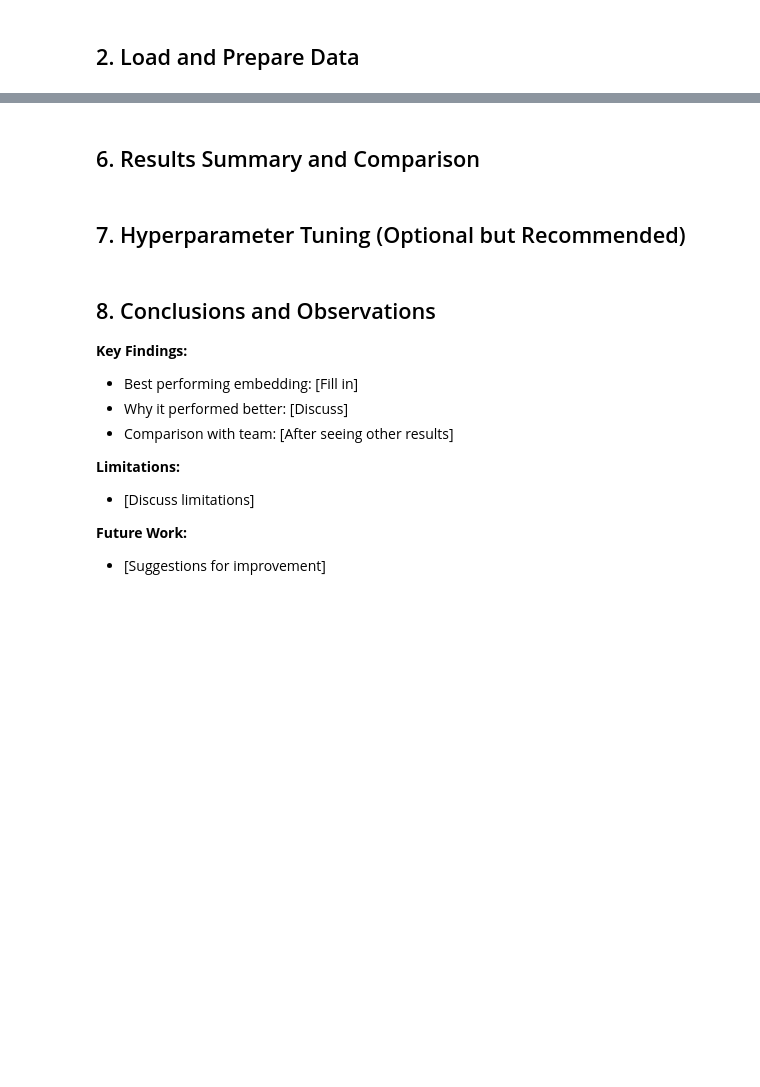
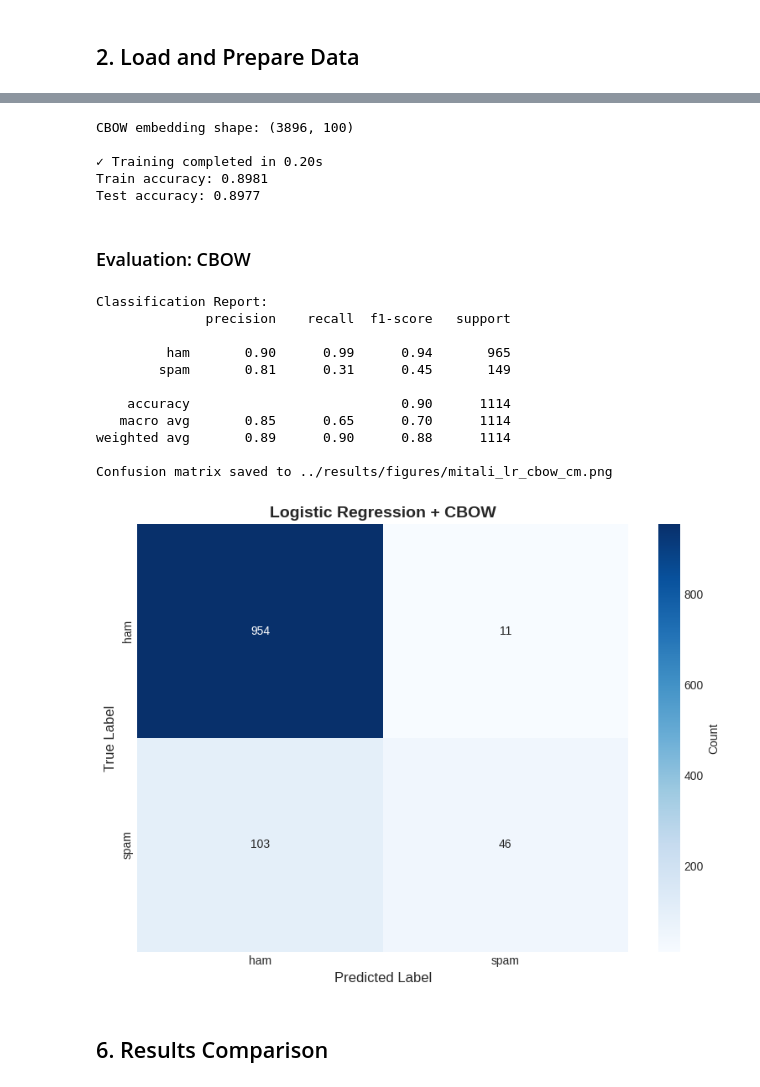
Before and after one commit to ernesteNtezirizaza/Group6-Text-Classification-Assignment, a Jupyter notebook: notebooks/02_mitali_logistic_regression.ipynb, the cells around one changed output, grey strips where cells are left out. Saved outputs shown, nothing was run; the diff lists cells and outputs as text; code cells hidden in the pictures; blank space fills up the shorter version.

```diff
--- a/notebooks/02_mitali_logistic_regression.ipynb
+++ b/notebooks/02_mitali_logistic_regression.ipynb
@@ -138,2 +224,59 @@ evaluator = ModelEvaluator(class_names=['ham', 'spam'])
+# %%
+cbow_emb = Word2VecEmbedding(vector_size=100, window=5, min_count=2, sg=0, epochs=10)
+cbow_emb.train(tokens_train)
+
+X_train_cbow = cbow_emb.transform(tokens_train)
+X_val_cbow = cbow_emb.transform(tokens_val)
+X_test_cbow = cbow_emb.transform(tokens_test)
+
+print(f'CBOW embedding shape: {X_train_cbow.shape}')
+
+start_time = time.time()
+lr_cbow = LogisticRegression(max_iter=1000, random_state=42, C=1.0)
+lr_cbow.fit(X_train_cbow, y_train)
+training_time_cbow = time.time() - start_time
+
+y_pred_cbow = lr_cbow.predict(X_test_cbow)
+
+print(f'\n✓ Training completed in {training_time_cbow:.2f}s')
+print(f'Train accuracy: {lr_cbow.score(X_train_cbow, y_train):.4f}')
+print(f'Test accuracy: {lr_cbow.score(X_test_cbow, y_test):.4f}')
+# %% [output]
+CBOW embedding shape: (3896, 100)
+
+✓ Training completed in 0.20s
+Train accuracy: 0.8981
+Test accuracy: 0.8977
+# %% [markdown]
+### Evaluation: CBOW
+# %%
+metrics_cbow = evaluator.evaluate(
+    y_test, y_pred_cbow,
+    model_name='Logistic Regression',
+    embedding_name='CBOW',
+    training_time=training_time_cbow
+)
+
+print('\nClassification Report:')
+print(classification_report(y_test, y_pred_cbow))
+
+evaluator.plot_confusion_matrix(
+    y_test, y_pred_cbow,
+    title='Logistic Regression + CBOW',
+    save_path='../results/figures/mitali_lr_cbow_cm.png'
+)
+# %% [output]
+Classification Report:
+              precision    recall  f1-score   support
+
+         ham       0.90      0.99      0.94       965
+        spam       0.81      0.31      0.45       149
+
+    accuracy                           0.90      1114
+   macro avg       0.85      0.65      0.70      1114
+weighted avg       0.89      0.90      0.88      1114
+
+Confusion matrix saved to ../results/figures/mitali_lr_cbow_cm.png
+[figure, added]
 # %% [markdown]
-## 6. Results Summary and Comparison
+## 6. Results Comparison
@@ -148,2 +282,0 @@ evaluator = ModelEvaluator(class_names=['ham', 'spam'])
-# %% [markdown]
-## 7. Hyperparameter Tuning (Optional but Recommended)
@@ -157,13 +282,0 @@ evaluator = ModelEvaluator(class_names=['ham', 'spam'])
-# %% [markdown]
-## 8. Conclusions and Observations
-
-**Key Findings:**
-- Best performing embedding: [Fill in]
-- Why it performed better: [Discuss]
-- Comparison with team: [After seeing other results]
-
-**Limitations:**
-- [Discuss limitations]
-
-**Future Work:**
-- [Suggestions for improvement]
```
Also changed, not shown: parts of 23 cells of this notebook, 4 other files.
